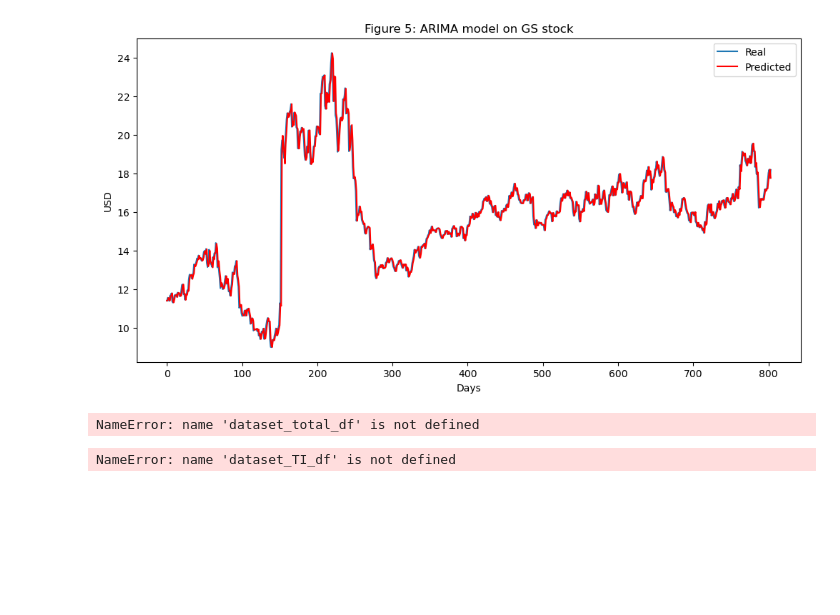
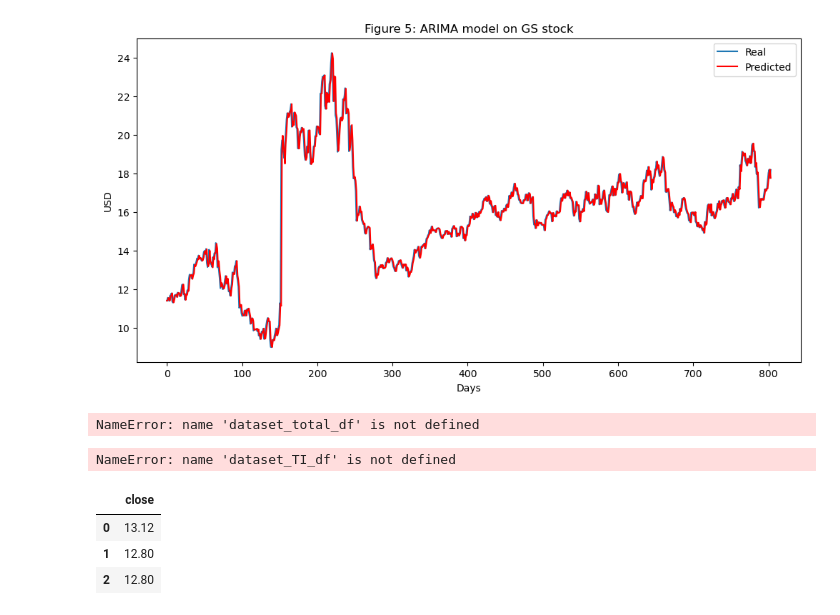
Before and after one commit to bizeasy17/investtrack, a Jupyter notebook: predication/pred_bundle.ipynb, the cells around one changed output. Cells and saved outputs as stored; diff of their text form; code cells hidden in the pictures; blank space fills up the shorter version.

```diff
--- a/predication/pred_bundle.ipynb
+++ b/predication/pred_bundle.ipynb
@@ -270,0 +273,10 @@ NameError: name 'dataset_TI_df' is not defined
+# %%
+dataset_ex_df = pd.read_csv('data/panel_data_close.csv', header=0, parse_dates=[2], date_parser=parser)
+# len(dataset_ex_df)
+dataset_ex_df[['close']].head(3)
+# dataset_ex_df
+# %% [output]
+|  | close |
+| 0 | 13.12 |
+| 1 | 12.80 |
+| 2 | 12.80 |
```
Also changed, not shown: parts of 3 cells of this notebook, 1 other file.
